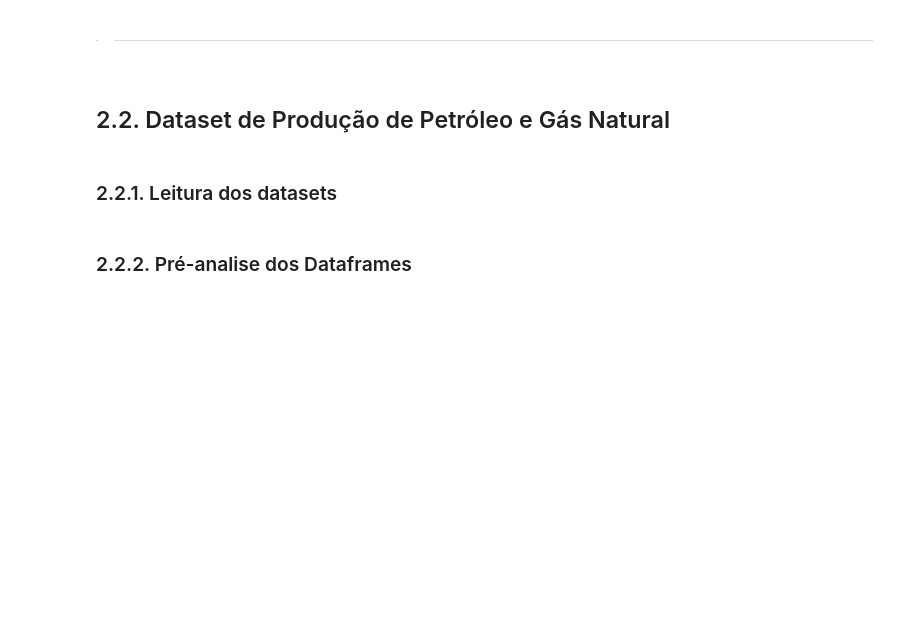
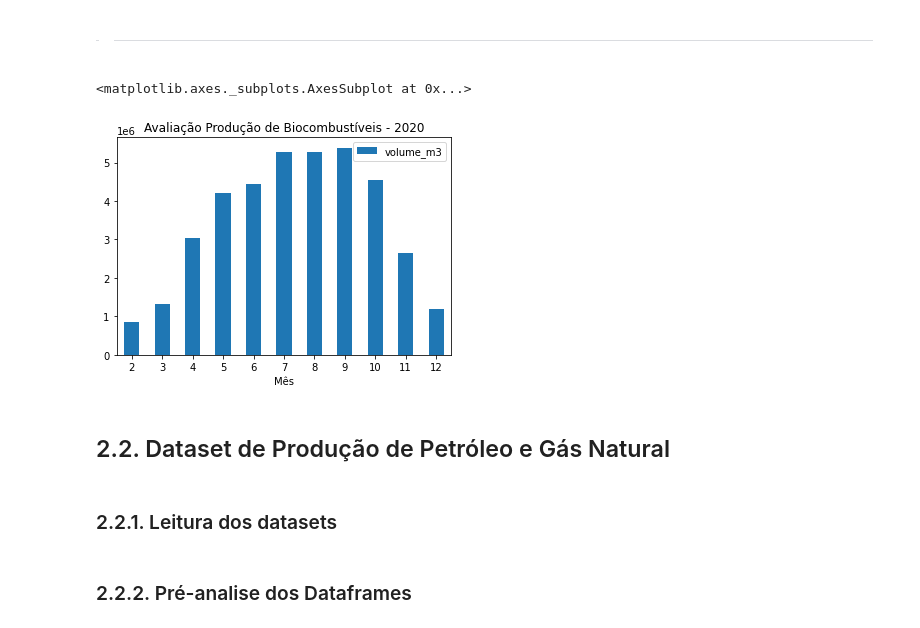
Before and after one commit to caioitalo/soulcode, a Jupyter notebook: Trab_Final_Consolidado.ipynb, the cells around one changed output. Drawn from its saved outputs; the diff is of its cells as text; code cells hidden in the pictures; blank space fills up the shorter version.

```diff
--- a/Trab_Final_Consolidado.ipynb
+++ b/Trab_Final_Consolidado.ipynb
@@ -288,3 +317,9 @@ dfbio.groupby(dfbio['data'].dt.year).sum().plot.area()
+# %%
+ft = dfbio.loc[(dfbio['data'] > '2020-01-01') & (dfbio['data'] < '2020-12-31') ]
+ft.groupby(dfbio['data'].dt.month).sum().plot.bar(title ='Avaliação Produção de Biocombustíveis - 2020', xlabel='Mês',rot=0)
+# %% [output]
+<matplotlib.axes._subplots.AxesSubplot at 0x...>
+[figure, added]
 # %% [markdown]
 ## 2.2. Dataset de Produção de Petróleo e Gás Natural
 # %% [markdown]
```
Also changed, not shown: parts of 49 cells of this notebook.
